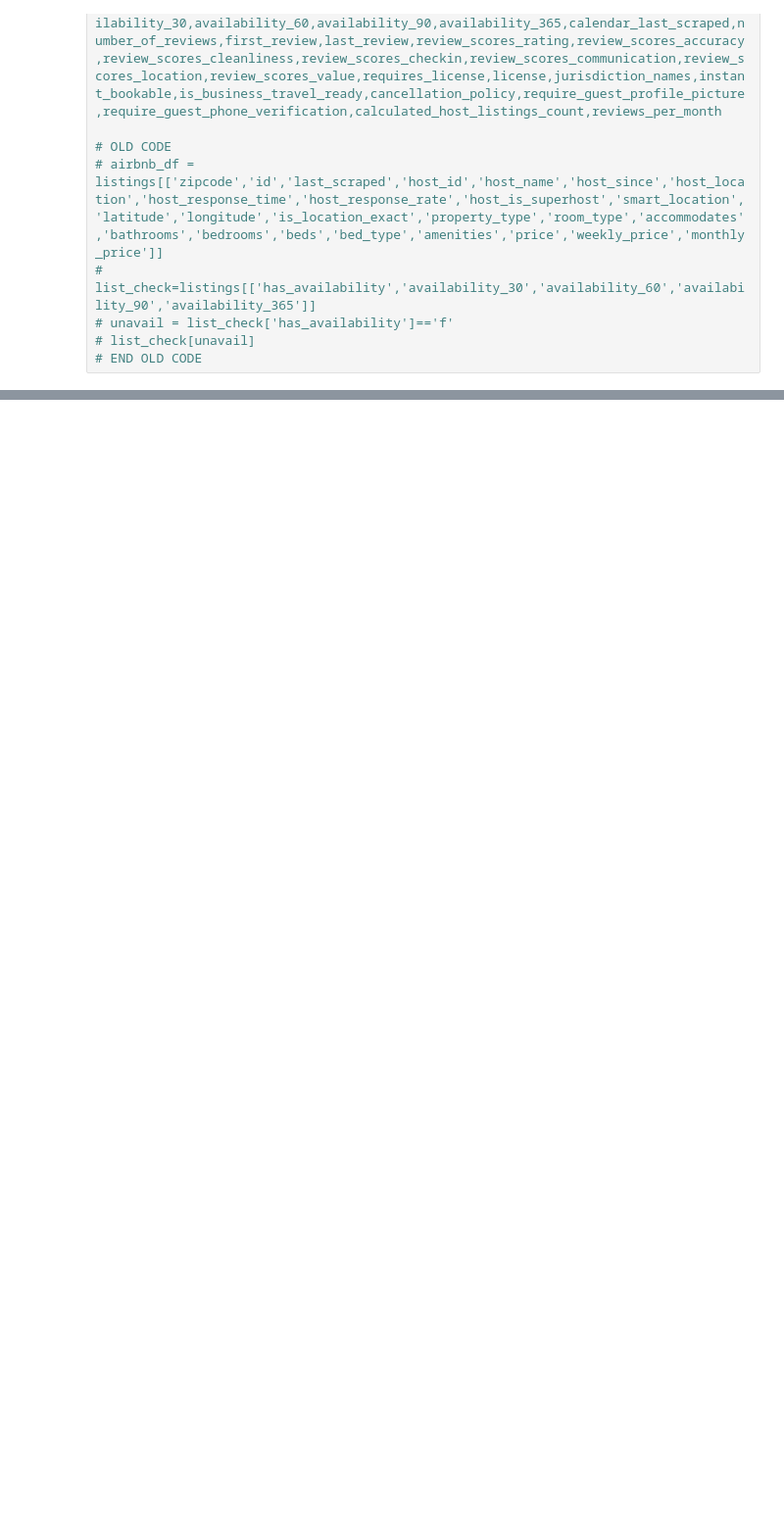
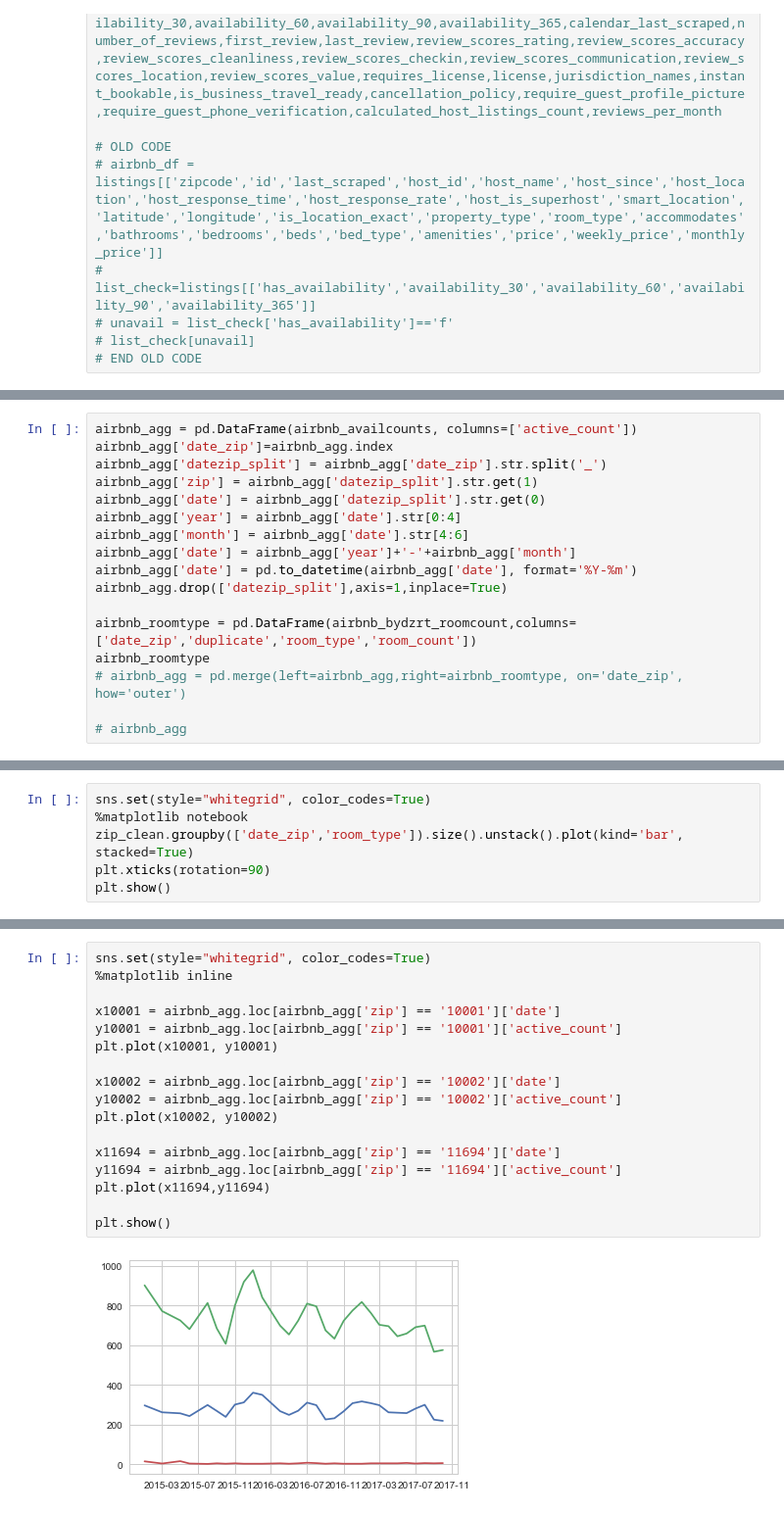
Before and after one commit to csignature/springboard-projects, a Jupyter notebook: Capstone_01/airbnb-capstone.ipynb, the cells around one changed output, grey strips where cells are left out. Shown: that part at 98% size. Drawn from its saved outputs; the diff is of its cells as text; blank space fills up the shorter version.

```diff
--- a/Capstone_01/airbnb-capstone.ipynb
+++ b/Capstone_01/airbnb-capstone.ipynb
@@ -199,0 +285,17 @@ Length: 6049, dtype: int64
+# %%
+airbnb_agg = pd.DataFrame(airbnb_availcounts, columns=['active_count'])
+airbnb_agg['date_zip']=airbnb_agg.index
+airbnb_agg['datezip_split'] = airbnb_agg['date_zip'].str.split('_')
+airbnb_agg['zip'] = airbnb_agg['datezip_split'].str.get(1)
+airbnb_agg['date'] = airbnb_agg['datezip_split'].str.get(0)
+airbnb_agg['year'] = airbnb_agg['date'].str[0:4]
+airbnb_agg['month'] = airbnb_agg['date'].str[4:6]
+airbnb_agg['date'] = airbnb_agg['year']+'-'+airbnb_agg['month']
+airbnb_agg['date'] = pd.to_datetime(airbnb_agg['date'], format='%Y-%m')
+airbnb_agg.drop(['datezip_split'],axis=1,inplace=True)
+
+airbnb_roomtype = pd.DataFrame(airbnb_bydzrt_roomcount,columns=['date_zip','duplicate','room_type','room_count'])
+airbnb_roomtype
+# airbnb_agg = pd.merge(left=airbnb_agg,right=airbnb_roomtype, on='date_zip', how='outer')
+
+# airbnb_agg
@@ -199,0 +322,6 @@ Length: 6049, dtype: int64
+# %%
+sns.set(style="whitegrid", color_codes=True)
+%matplotlib notebook
+zip_clean.groupby(['date_zip','room_type']).size().unstack().plot(kind='bar', stacked=True)
+plt.xticks(rotation=90)
+plt.show()
@@ -199,0 +331,19 @@ Length: 6049, dtype: int64
+# %%
+sns.set(style="whitegrid", color_codes=True)
+%matplotlib inline
+
+x10001 = airbnb_agg.loc[airbnb_agg['zip'] == '10001']['date']
+y10001 = airbnb_agg.loc[airbnb_agg['zip'] == '10001']['active_count']
+plt.plot(x10001, y10001)
+
+x10002 = airbnb_agg.loc[airbnb_agg['zip'] == '10002']['date']
+y10002 = airbnb_agg.loc[airbnb_agg['zip'] == '10002']['active_count']
+plt.plot(x10002, y10002)
+
+x11694 = airbnb_agg.loc[airbnb_agg['zip'] == '11694']['date']
+y11694 = airbnb_agg.loc[airbnb_agg['zip'] == '11694']['active_count']
+plt.plot(x11694,y11694)
+
+plt.show()
+# %% [output]
+[figure, added]
```
Also changed, not shown: parts of 13 cells of this notebook.
